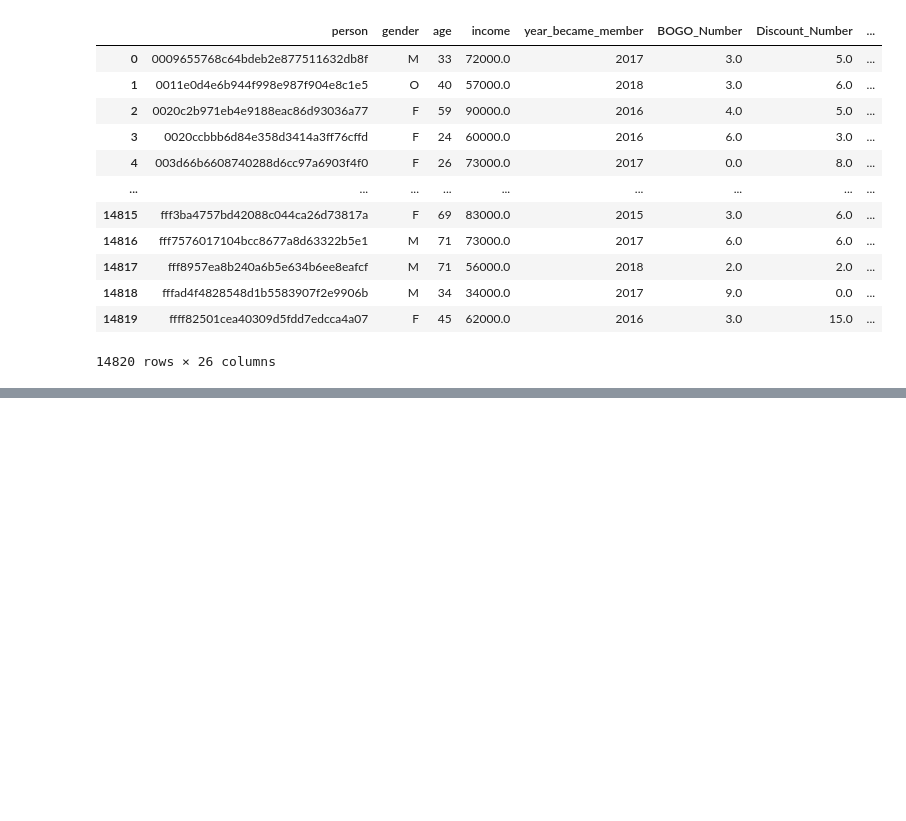
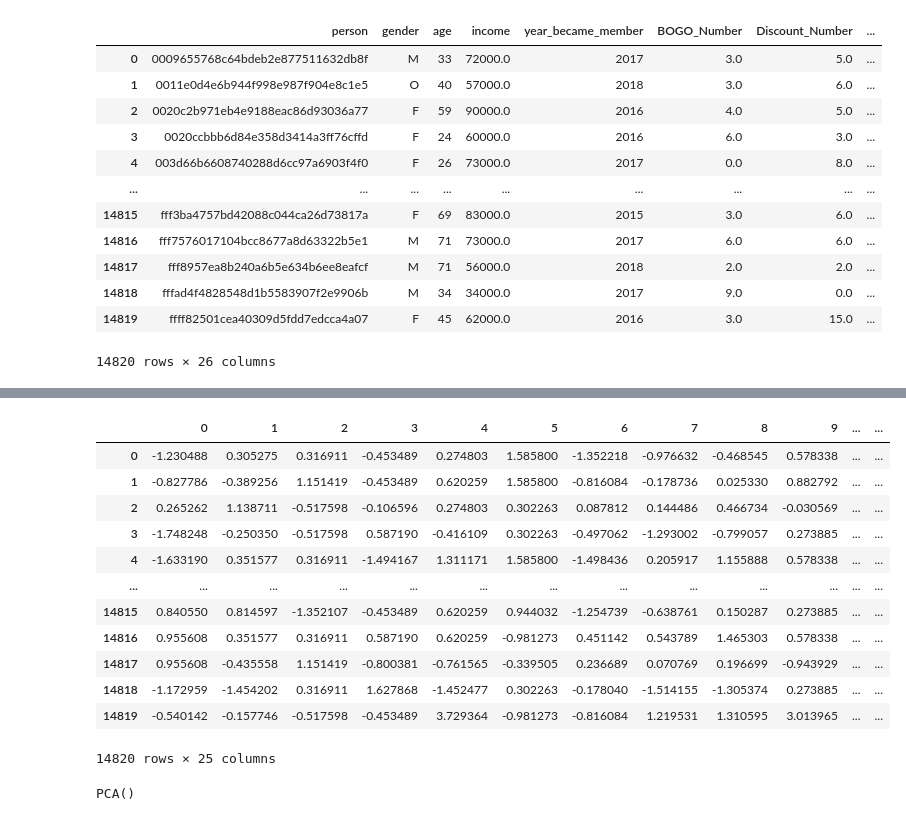
Before and after one commit to jmeisenh/Capstone, a Jupyter notebook: Segmenting.ipynb, the cells around one changed output, grey strips where cells are left out. Cells and saved outputs as stored; diff of their text form; code cells hidden in the pictures; blank space fills up the shorter version.

```diff
--- a/Segmenting.ipynb
+++ b/Segmenting.ipynb
@@ -329,0 +334,3 @@ mergeDF
+# %%
+mergeDF['gender_encode'] = np.where(mergeDF['gender']=='M', 0, np.where(mergeDF['gender'] == 'F', 1,2))
+mergeDF
@@ -329,0 +351,20 @@ mergeDF
+# %%
+from sklearn.preprocessing import StandardScaler
+ss = StandardScaler()
+# %%
+scaledDF = pd.DataFrame(ss.fit_transform(mergeDF.iloc[:,2:]))
+scaledDF
+# %% [output]
+|  | 0 | 1 | 2 | 3 | 4 | 5 | 6 | 7 | 8 | 9 | ... | ... |
+| 0 | -1.230488 | 0.305275 | 0.316911 | -0.453489 | 0.274803 | 1.585800 | -1.352218 | -0.976632 | -0.468545 | 0.578338 | ... | ... |
+| 1 | -0.827786 | -0.389256 | 1.151419 | -0.453489 | 0.620259 | 1.585800 | -0.816084 | -0.178736 | 0.025330 | 0.882792 | ... | ... |
+| 2 | 0.265262 | 1.138711 | -0.517598 | -0.106596 | 0.274803 | 0.302263 | 0.087812 | 0.144486 | 0.466734 | -0.030569 | ... | ... |
+| 3 | -1.748248 | -0.250350 | -0.517598 | 0.587190 | -0.416109 | 0.302263 | -0.497062 | -1.293002 | -0.799057 | 0.273885 | ... | ... |
+| 4 | -1.633190 | 0.351577 | 0.316911 | -1.494167 | 1.311171 | 1.585800 | -1.498436 | 0.205917 | 1.155888 | 0.578338 | ... | ... |
+| ... | ... | ... | ... | ... | ... | ... | ... | ... | ... | ... | ... | ... |
+| 14815 | 0.840550 | 0.814597 | -1.352107 | -0.453489 | 0.620259 | 0.944032 | -1.254739 | -0.638761 | 0.150287 | 0.273885 | ... | ... |
+| 14816 | 0.955608 | 0.351577 | 0.316911 | 0.587190 | 0.620259 | -0.981273 | 0.451142 | 0.543789 | 1.465303 | 0.578338 | ... | ... |
+| 14817 | 0.955608 | -0.435558 | 1.151419 | -0.800381 | -0.761565 | -0.339505 | 0.236689 | 0.070769 | 0.196699 | -0.943929 | ... | ... |
+| 14818 | -1.172959 | -1.454202 | 0.316911 | 1.627868 | -1.452477 | 0.302263 | -0.178040 | -1.514155 | -1.305374 | 0.273885 | ... | ... |
+| 14819 | -0.540142 | -0.157746 | -0.517598 | -0.453489 | 3.729364 | -0.981273 | -0.816084 | 1.219531 | 1.310595 | 3.013965 | ... | ... |
+14820 rows × 25 columns
@@ -329,0 +374,5 @@ mergeDF
+# %%
+pca.set_params(n_components = None)
+pca.fit(scaledDF)
+# %% [output]
+PCA()
```
Also changed, not shown: parts of 30 cells of this notebook.
